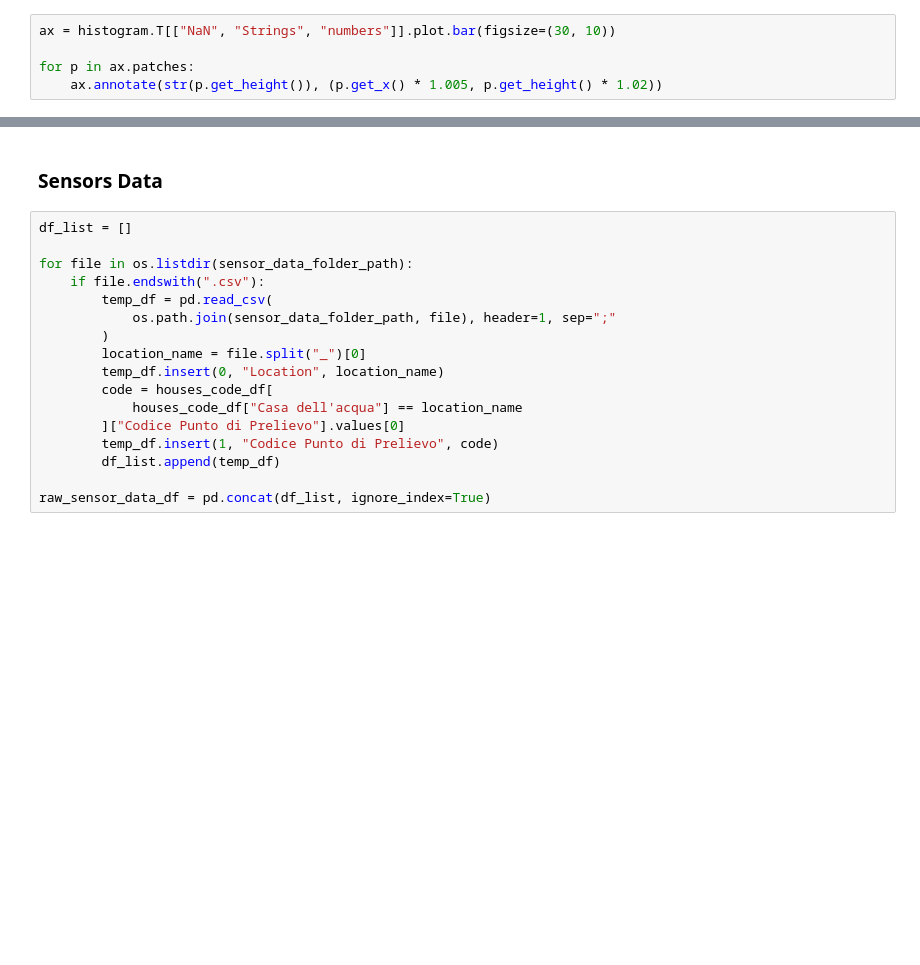
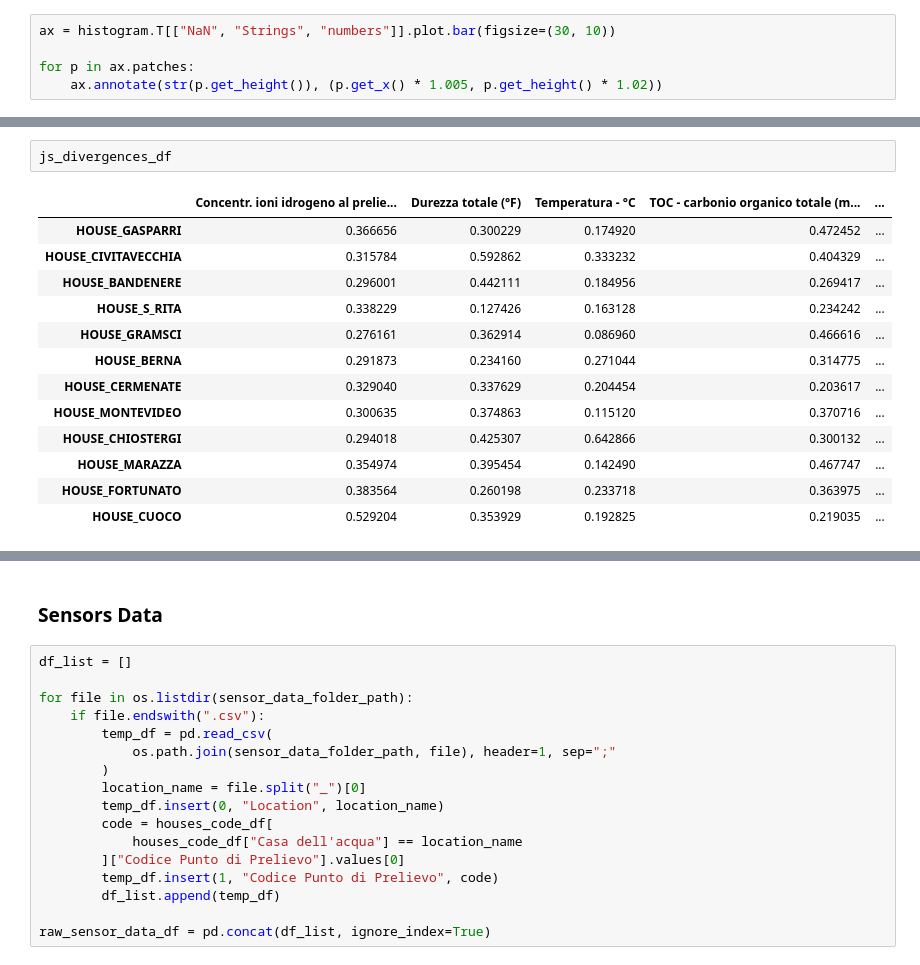
Before and after one commit to MassimilianoArca/SafeCREW, a Jupyter notebook: safecrew/milan/data_analysis/supply_points.ipynb, the cells around one changed output, grey strips where cells are left out. Saved outputs shown, nothing was run; the diff lists cells and outputs as text; blank space fills up the shorter version.

```diff
--- a/safecrew/milan/data_analysis/supply_points.ipynb
+++ b/safecrew/milan/data_analysis/supply_points.ipynb
@@ -169,0 +423,16 @@ for punto in grab_samples_df["Codice punto di prelievo"].unique():
+# %%
+js_divergences_df
+# %% [output]
+|  | Concentr. ioni idrogeno al prelie... | Durezza totale (°F) | Temperatura - °C | TOC - carbonio organico totale (m... | ... |
+| HOUSE_GASPARRI | 0.366656 | 0.300229 | 0.174920 | 0.472452 | ... |
+| HOUSE_CIVITAVECCHIA | 0.315784 | 0.592862 | 0.333232 | 0.404329 | ... |
+| HOUSE_BANDENERE | 0.296001 | 0.442111 | 0.184956 | 0.269417 | ... |
+| HOUSE_S_RITA | 0.338229 | 0.127426 | 0.163128 | 0.234242 | ... |
+| HOUSE_GRAMSCI | 0.276161 | 0.362914 | 0.086960 | 0.466616 | ... |
+| HOUSE_BERNA | 0.291873 | 0.234160 | 0.271044 | 0.314775 | ... |
+| HOUSE_CERMENATE | 0.329040 | 0.337629 | 0.204454 | 0.203617 | ... |
+| HOUSE_MONTEVIDEO | 0.300635 | 0.374863 | 0.115120 | 0.370716 | ... |
+| HOUSE_CHIOSTERGI | 0.294018 | 0.425307 | 0.642866 | 0.300132 | ... |
+| HOUSE_MARAZZA | 0.354974 | 0.395454 | 0.142490 | 0.467747 | ... |
+| HOUSE_FORTUNATO | 0.383564 | 0.260198 | 0.233718 | 0.363975 | ... |
+| HOUSE_CUOCO | 0.529204 | 0.353929 | 0.192825 | 0.219035 | ... |
```
Also changed, not shown: parts of 38 cells of this notebook, 5 other files.
